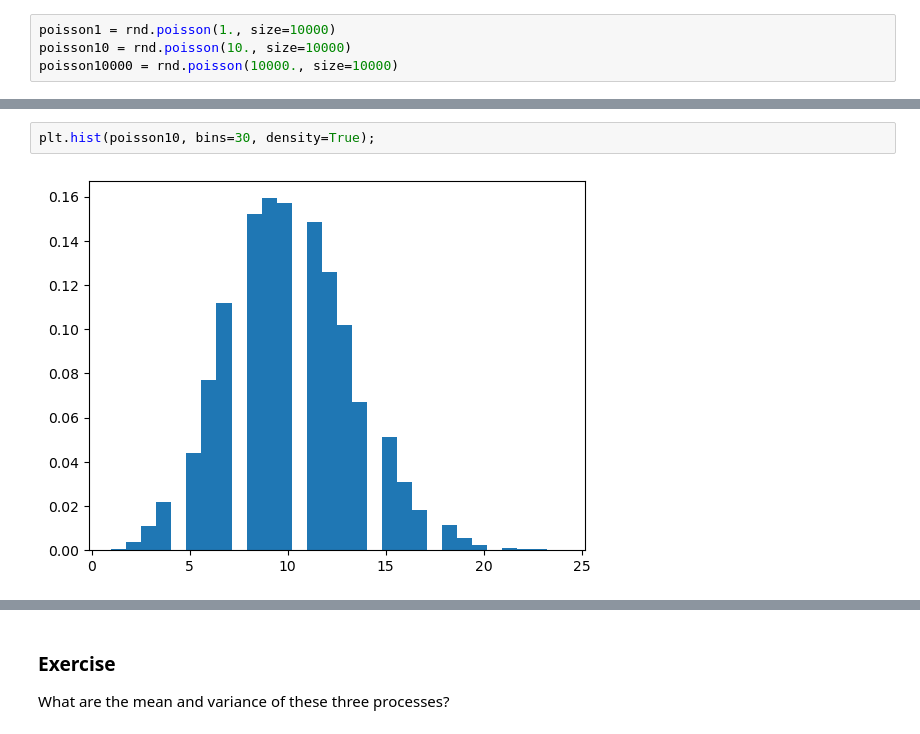
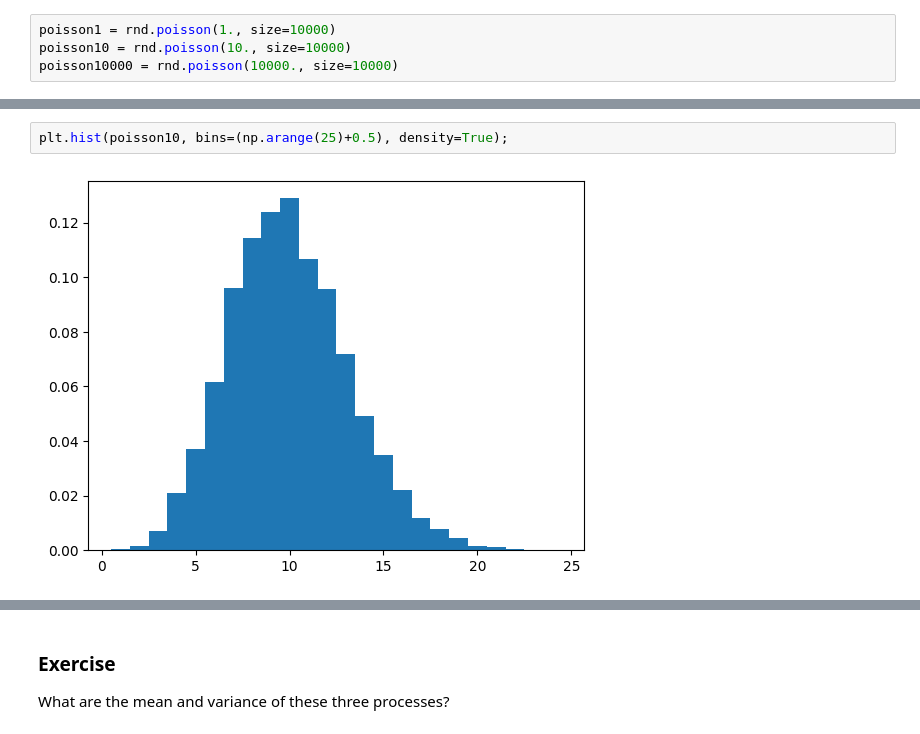
Before and after one commit to spxiwh/U24568_Computational_Physics, a Jupyter notebook: 02b/CompPhys_Lect02b_02_MoreStatistics.ipynb, the cells around one changed output, grey strips where cells are left out. Cells and saved outputs as stored; diff of their text form.

```diff
--- a/02b/CompPhys_Lect02b_02_MoreStatistics.ipynb
+++ b/02b/CompPhys_Lect02b_02_MoreStatistics.ipynb
@@ -48,7 +52,7 @@ plt.hist(poisson1, bins=np.arange(0,10,0.33), density=True);
 # %%
-plt.hist(poisson10, bins=30, density=True);
+plt.hist(poisson10, bins=(np.arange(25)+0.5), density=True);
 # %% [output]
-[figure, old version]
+[figure, new version]
 # %%
 plt.hist(poisson10000, bins=30, density=True);
 # %% [output]
```
Also changed, not shown: parts of 6 cells of this notebook, 6 other files.
